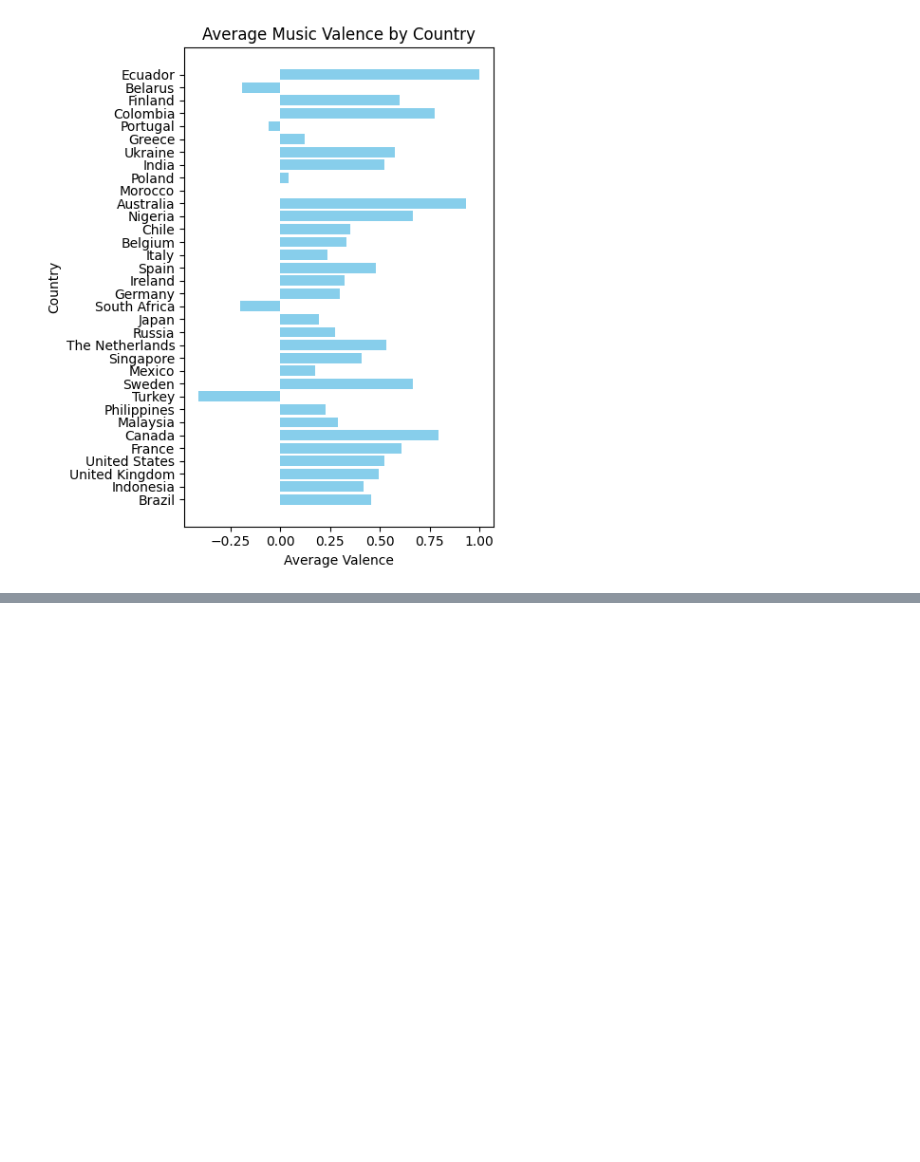
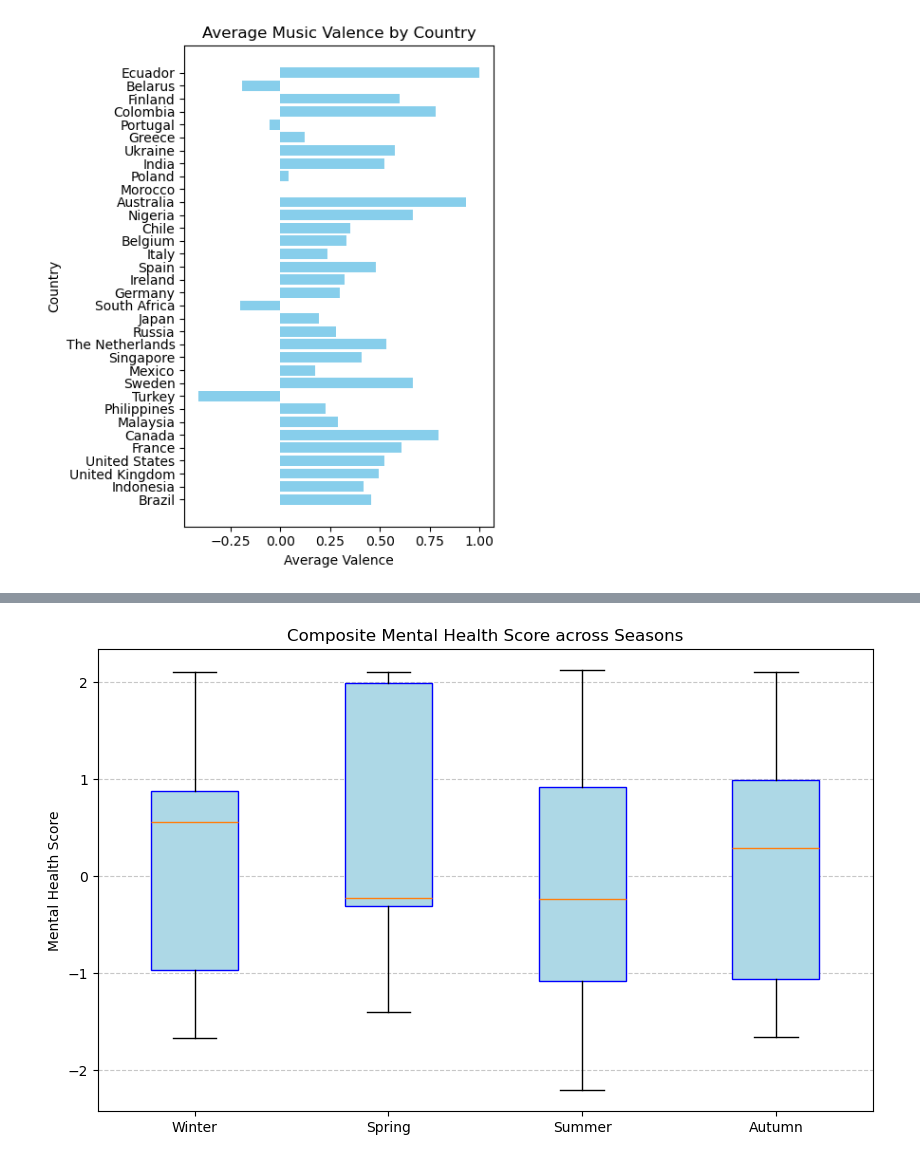
Before and after one commit to spattapu1/MGT-189_Project, a Jupyter notebook: Data_Processing.ipynb, the cells around one changed output, grey strips where cells are left out. Drawn from its saved outputs; the diff is of its cells as text; code cells hidden in the pictures; blank space fills up the shorter version.

```diff
--- a/Data_Processing.ipynb
+++ b/Data_Processing.ipynb
@@ -205,0 +360,14 @@ plt.show()
+# %%
+season_order = ['Winter', 'Spring', 'Summer', 'Autumn']
+data_to_plot = [mental_health_data_clean[mental_health_data_clean['Season'] == s]['composite_mh_score'] for s in season_order]
+
+plt.figure(figsize=(10, 6))
+plt.boxplot(data_to_plot, labels=season_order, patch_artist=True,
+            boxprops=dict(facecolor='lightblue', color='blue'))
+
+plt.title('Composite Mental Health Score across Seasons')
+plt.ylabel('Mental Health Score')
+plt.grid(axis='y', linestyle='--', alpha=0.7)
+plt.show()
+# %% [output]
+[figure, added]
```
Also changed, not shown: parts of 17 cells of this notebook.
